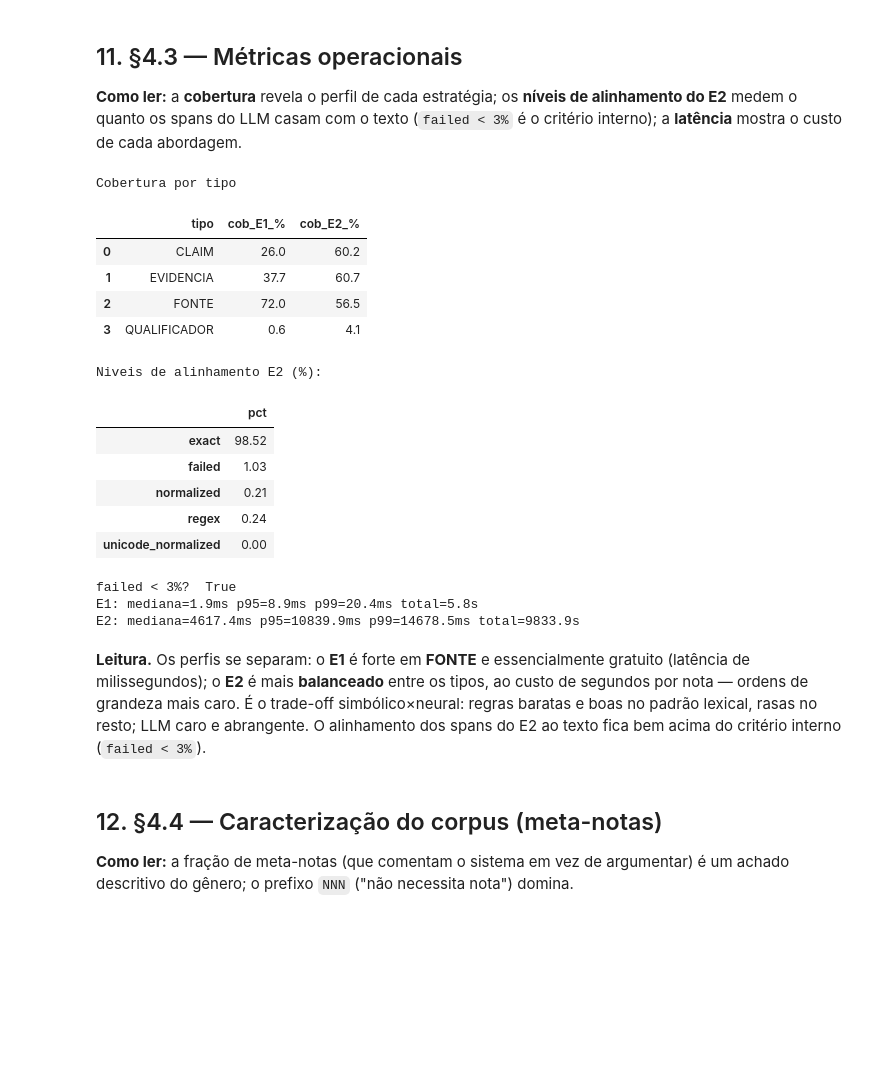
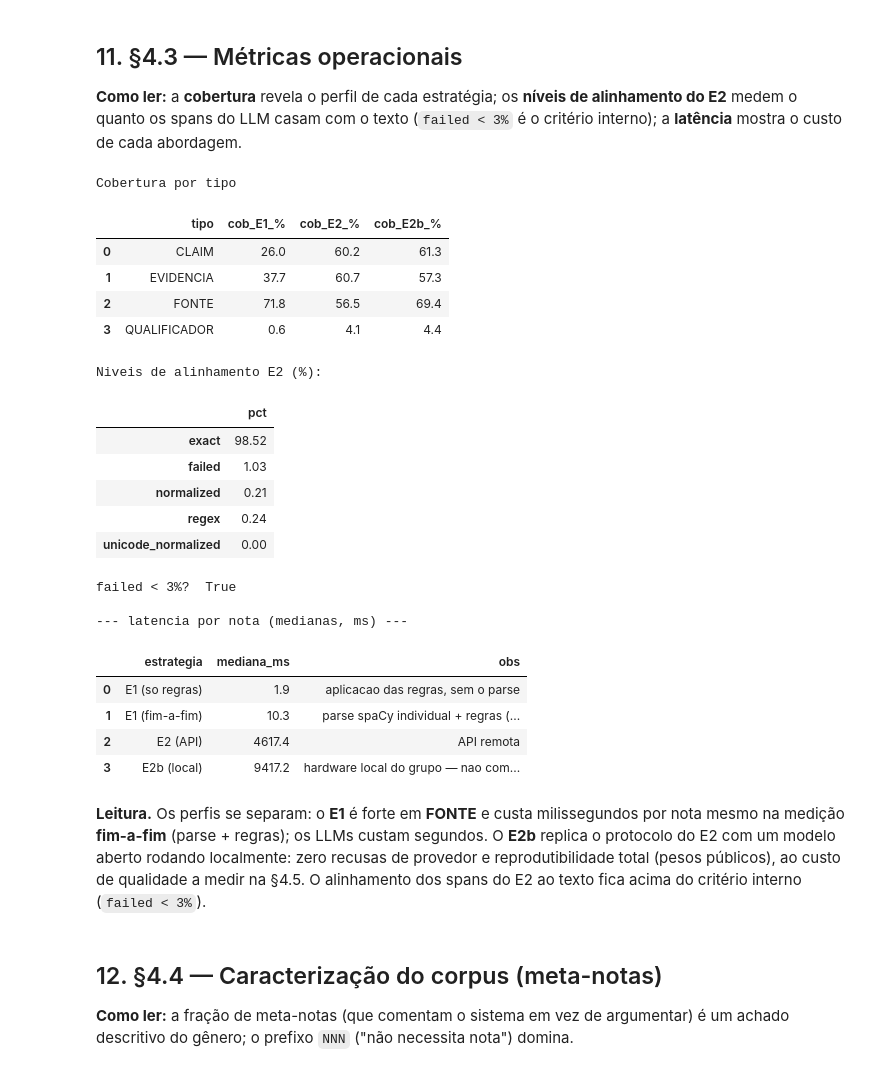
Before and after one commit to rocdav/community-notes-br-argmining, a Jupyter notebook: notebooks/notebook_conclusao.ipynb, the cells around one changed output. Saved outputs shown, nothing was run; the diff lists cells and outputs as text; code cells hidden in the pictures; blank space fills up the shorter version.

```diff
--- a/notebooks/notebook_conclusao.ipynb
+++ b/notebooks/notebook_conclusao.ipynb
@@ -213,8 +290,8 @@ def _load_human_json(path: str) -> tuple[str, dict[str, list[dict]]]:
     return nome, spans
 
 humano_por_anotador: dict[str, dict[str, list[dict]]] = {}
-for path in HUMAN_JSON_PATHS:
+for apelido, path in HUMAN_JSON_PATHS.items():
     nome, spans = _load_human_json(path)
-    humano_por_anotador[nome] = spans
-    print(f"anotador '{nome}': {len(spans)} notas, {sum(len(v) for v in spans.values())} spans")
+    humano_por_anotador[apelido] = spans
+    print(f"anotador '{apelido}' ({nome}): {len(spans)} notas, {sum(len(v) for v in spans.values())} spans")
 # %% [output]
@@ -468,7 +580,7 @@ Projecao BIO OK.
 def add_bio_columns(df: pd.DataFrame, text_col: str = None):
     text_col = text_col or TEXT_COL
     out = df.copy()
-    src2bio = {"e1": "e1_span_bio_json", "e2": "e2_span_bio_json", "humano": "humano_span_bio_json"}
+    src2bio = {"e1": "e1_span_bio_json", "e2": "e2_span_bio_json", "e2b": "e2b_span_bio_json", "humano": "humano_span_bio_json"}
     tok_json = []; off_json = []; bio_vals = {c: [] for c in src2bio.values()}
     report = defaultdict(Counter); problems = []
     for row_idx, row in tqdm(out.iterrows(), total=len(out), desc="BIO"):
@@ -515,7 +627,7 @@ def check_bio_lengths(d):
     bad = []
     for idx, row in d.iterrows():
         toks = json.loads(row["bio_tokens_json"])
-        for col in ["e1_span_bio_json", "e2_span_bio_json", "humano_span_bio_json"]:
+        for col in ["e1_span_bio_json", "e2_span_bio_json", "e2b_span_bio_json", "humano_span_bio_json"]:
             v = row.get(col)
             if v is None or (isinstance(v, float) and math.isnan(v)): continue
             if len(json.loads(v)) != len(toks):
@@ -583,6 +746,7 @@ def kappa_presence(a: np.ndarray, b: np.ndarray) -> float:
 work = df.copy()
 work["_e1"] = work["e1_spans"].apply(spans_from_cell)
 work["_e2"] = work["e2_spans"].apply(spans_from_cell)
+work["_e2b"] = work["e2b_spans"].apply(spans_from_cell)
 work["_n1"] = work["_e1"].apply(len); work["_n2"] = work["_e2"].apply(len)
 work["_fs"] = [f1_strict(a, b) for a, b in zip(work["_e1"], work["_e2"])]
 work["_fr"] = [f1_relaxed(a, b) for a, b in zip(work["_e1"], work["_e2"])]
@@ -594,10 +758,15 @@ cortes = {
     "C_ambos_marcaram": work[(work["_n1"] > 0) & (work["_n2"] > 0)],
 }
 resumo = pd.DataFrame([
-    {"corte": k, "n": len(d), "F1_estrita": round(d["_fs"].mean(), 3),
-     "F1_relaxada": round(d["_fr"].mean(), 3), "kappa_char": round(d["_kp"].mean(), 3)}
+    {"corte": k, "n": len(d),
+     "F1_estrita": round(d["_fs"].mean(), 3),
+     "F1_relaxada": round(d["_fr"].mean(), 3),
+     "kappa_char_medio": round(d["_kp"].mean(), 3),
+     "kappa_char_pooled": round(cohen_kappa_chars_pooled(
+         zip(d[TEXT_COL].fillna(""), d["_e1"], d["_e2"])), 3)}
     for k, d in cortes.items()])
-print("§4.1 — medias por corte"); display(resumo)
+print("§4.1 — medias por corte (kappa em duas agregacoes: media por nota e pooled)")
+display(resumo)
 
 pres_rows = []
 for k, d in cortes.items():
@@ -637,27 +808,39 @@ deixa de ser superficial*. (Ressalva: a κ char-level é influenciada pela alta
 # %%
 cov_rows = [{"tipo": t,
     "cob_E1_%": round(100 * work["_e1"].apply(lambda s: _pres(s, t)).mean(), 1),
-    "cob_E2_%": round(100 * work["_e2"].apply(lambda s: _pres(s, t)).mean(), 1)} for t in LABELS]
+    "cob_E2_%": round(100 * work["_e2"].apply(lambda s: _pres(s, t)).mean(), 1),
+    "cob_E2b_%": round(100 * work["_e2b"].apply(lambda s: _pres(s, t)).mean(), 1)} for t in LABELS]
 cobertura_df = pd.DataFrame(cov_rows)
 print("Cobertura por tipo"); display(cobertura_df)
 
 if "e2_align_levels" in df.columns:
     al = pd.json_normalize(df["e2_align_levels"].dropna())
     tot = al.sum(); pct = (100 * tot / tot.sum()).round(2)
     print("Niveis de alinhamento E2 (%):"); display(pct.to_frame("pct"))
     if "failed" in pct: print("failed < 3%? ", bool(pct["failed"] < 3))
 
-for col, nome in [("e1_ms", "E1"), ("e2_ms", "E2")]:
-    if col in df.columns:
-        s = df[col].dropna()
-        print(f"{nome}: mediana={s.median():.1f}ms p95={s.quantile(.95):.1f}ms p99={s.quantile(.99):.1f}ms total={s.sum()/1000:.1f}s")
+print("\n--- latencia por nota (medianas, ms) ---")
+lat_rows = []
+if "e1_total_ms" in df.columns and df["e1_total_ms"].notna().any():
+    lat_rows.append({"estrategia": "E1 (so regras)", "mediana_ms": df["e1_ms"].median(),
+                     "obs": "aplicacao das regras, sem o parse"})
+    lat_rows.append({"estrategia": "E1 (fim-a-fim)", "mediana_ms": df["e1_total_ms"].median(),
+                     "obs": "parse spaCy individual + regras (lotes amortizam o parse)"})
+else:
+    lat_rows.append({"estrategia": "E1", "mediana_ms": df["e1_ms"].median(),
+                     "obs": "v2: so regras (parse fora do cronometro)"})
+lat_rows.append({"estrategia": "E2 (API)", "mediana_ms": df["e2_ms"].median(), "obs": "API remota"})
+if df["e2b_ms"].notna().any():
+    lat_rows.append({"estrategia": "E2b (local)", "mediana_ms": df["e2b_ms"].median(),
+                     "obs": "hardware local do grupo — nao comparavel diretamente"})
+display(pd.DataFrame(lat_rows).round(1))
 # %% [output]
 Cobertura por tipo
-|  | tipo | cob_E1_% | cob_E2_% |
-| 0 | CLAIM | 26.0 | 60.2 |
-| 1 | EVIDENCIA | 37.7 | 60.7 |
-| 2 | FONTE | 72.0 | 56.5 |
-| 3 | QUALIFICADOR | 0.6 | 4.1 |
+|  | tipo | cob_E1_% | cob_E2_% | cob_E2b_% |
+| 0 | CLAIM | 26.0 | 60.2 | 61.3 |
+| 1 | EVIDENCIA | 37.7 | 60.7 | 57.3 |
+| 2 | FONTE | 71.8 | 56.5 | 69.4 |
+| 3 | QUALIFICADOR | 0.6 | 4.1 | 4.4 |
 Niveis de alinhamento E2 (%):
 |  | pct |
 | exact | 98.52 |
@@ -666,14 +849,19 @@ Niveis de alinhamento E2 (%):
 | regex | 0.24 |
 | unicode_normalized | 0.00 |
 failed < 3%?  True
-E1: mediana=1.9ms p95=8.9ms p99=20.4ms total=5.8s
-E2: mediana=4617.4ms p95=10839.9ms p99=14678.5ms total=9833.9s
+
+--- latencia por nota (medianas, ms) ---
+|  | estrategia | mediana_ms | obs |
+| 0 | E1 (so regras) | 1.9 | aplicacao das regras, sem o parse |
+| 1 | E1 (fim-a-fim) | 10.3 | parse spaCy individual + regras (... |
+| 2 | E2 (API) | 4617.4 | API remota |
+| 3 | E2b (local) | 9417.2 | hardware local do grupo — nao com... |
 # %% [markdown]
-**Leitura.** Os perfis se separam: o **E1** é forte em **FONTE** e essencialmente
-gratuito (latência de milissegundos); o **E2** é mais **balanceado** entre os tipos, ao
-custo de segundos por nota — ordens de grandeza mais caro. É o trade-off simbólico×neural:
-regras baratas e boas no padrão lexical, rasas no resto; LLM caro e abrangente. O alinhamento
-dos spans do E2 ao texto fica bem acima do critério interno (`failed < 3%`).
+**Leitura.** Os perfis se separam: o **E1** é forte em **FONTE** e custa milissegundos
+por nota mesmo na medição **fim-a-fim** (parse + regras); os LLMs custam segundos. O
+**E2b** replica o protocolo do E2 com um modelo aberto rodando localmente: zero recusas de
+provedor e reprodutibilidade total (pesos públicos), ao custo de qualidade a medir na §4.5.
+O alinhamento dos spans do E2 ao texto fica acima do critério interno (`failed < 3%`).
 # %% [markdown]
 ## 12. §4.4 — Caracterização do corpus (meta-notas)
 
```
Also changed, not shown: parts of 31 cells of this notebook, 1 other file.
